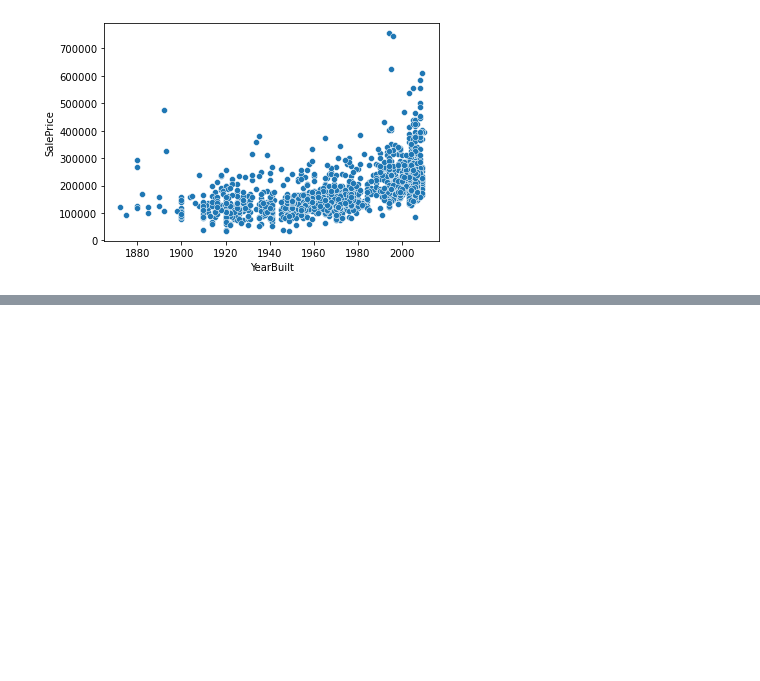
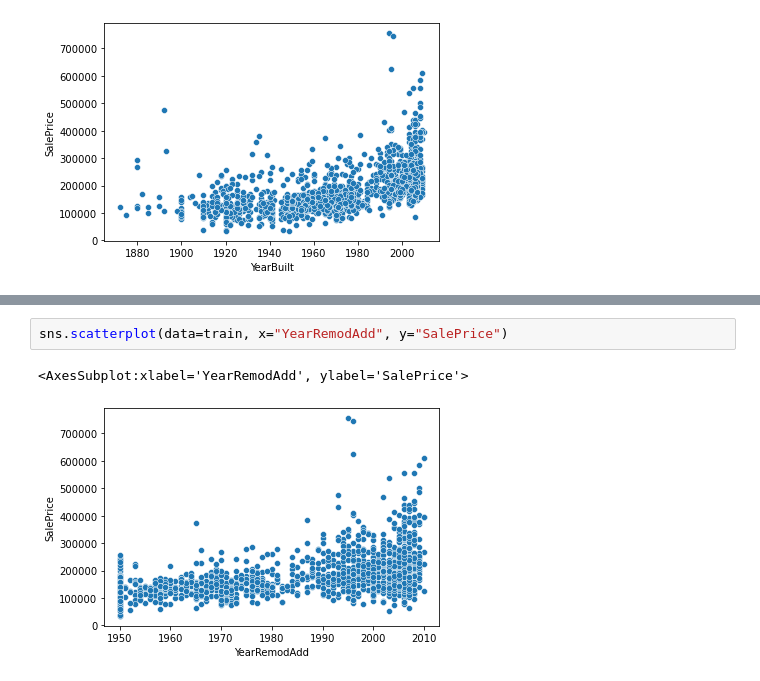
Before and after one commit to kitakou0313/titanic, a Jupyter notebook: home_price/eda.ipynb, the cells around one changed output, grey strips where cells are left out. Cells and saved outputs as stored; diff of their text form; blank space fills up the shorter version.

Commit message:
Add hist for remod year

```diff
--- a/home_price/eda.ipynb
+++ b/home_price/eda.ipynb
@@ -129,0 +145,5 @@ sns.scatterplot(data=train, x="YearBuilt", y="SalePrice")
+# %%
+sns.scatterplot(data=train, x="YearRemodAdd", y="SalePrice")
+# %% [output]
+<AxesSubplot:xlabel='YearRemodAdd', ylabel='SalePrice'>
+[figure, added]
```
Also changed, not shown: parts of 1 cell of this notebook.
